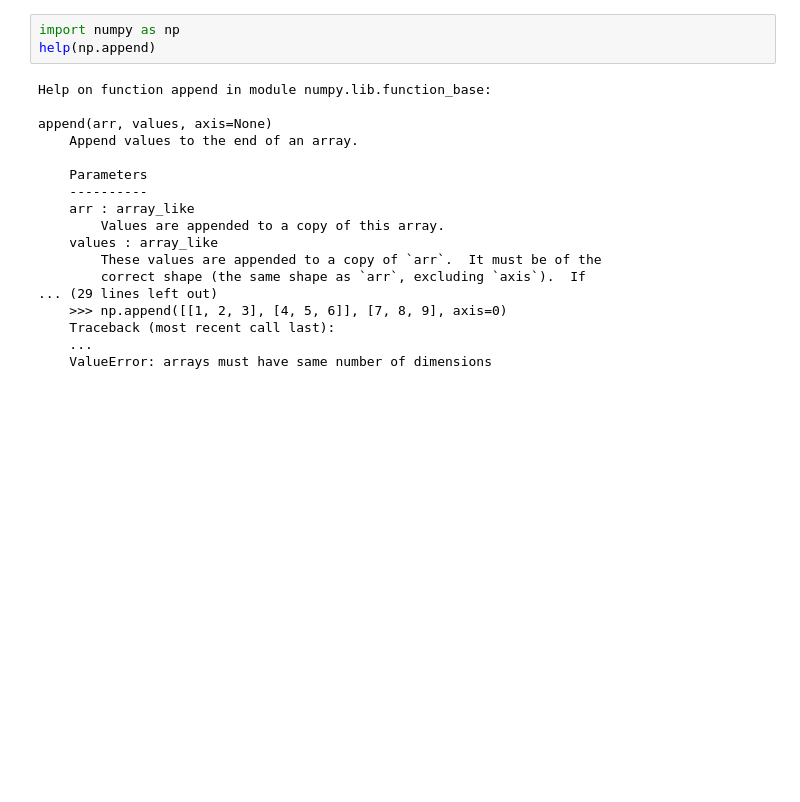
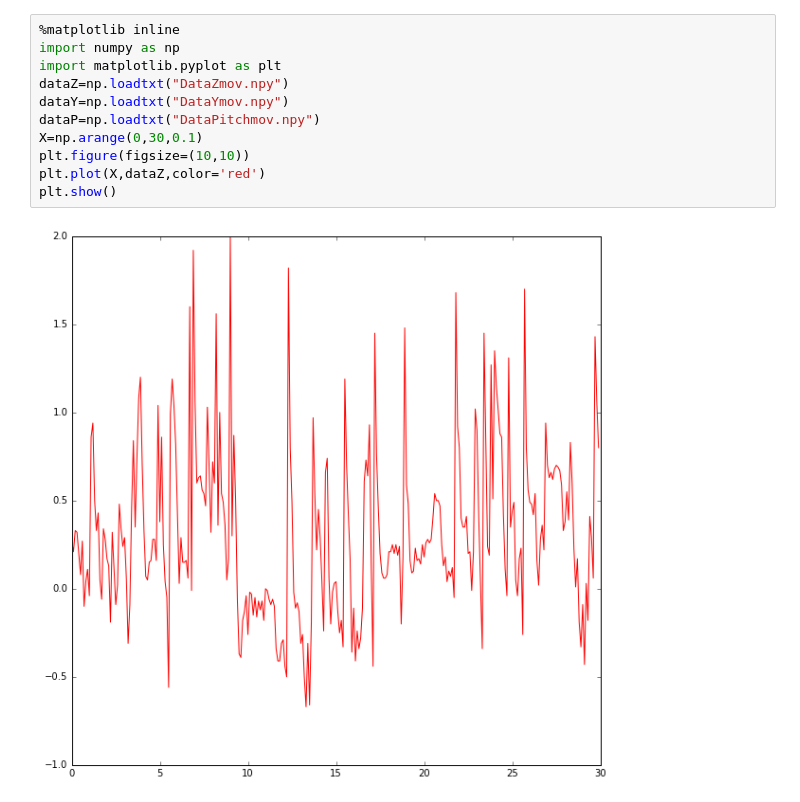
Before and after one commit to GiorgioBondi/ColpodiSonno, a Jupyter notebook: ColpodiSonno.ipynb, the cells around one changed output. Drawn from its saved outputs; the diff is of its cells as text; blank space fills up the shorter version.

Commit message:
Working code and data acquisition

```diff
--- a/ColpodiSonno.ipynb
+++ b/ColpodiSonno.ipynb
@@ -47,21 +53,13 @@ np.save("DataZ.npy", accZ)
-# %%
-import numpy as np
-help(np.append)
-# %% [output]
-Help on function append in module numpy.lib.function_base:
-
-append(arr, values, axis=None)
-    Append values to the end of an array.
-
-    Parameters
-    ----------
-    arr : array_like
-        Values are appended to a copy of this array.
-    values : array_like
-        These values are appended to a copy of `arr`.  It must be of the
-        correct shape (the same shape as `arr`, excluding `axis`).  If
-... (29 lines left out)
-    >>> np.append([[1, 2, 3], [4, 5, 6]], [7, 8, 9], axis=0)
-    Traceback (most recent call last):
-    ...
-    ValueError: arrays must have same number of dimensions
+# %%
+%matplotlib inline
+import numpy as np
+import matplotlib.pyplot as plt
+dataZ=np.loadtxt("DataZmov.npy")
+dataY=np.loadtxt("DataYmov.npy")
+dataP=np.loadtxt("DataPitchmov.npy")
+X=np.arange(0,30,0.1)
+plt.figure(figsize=(10,10))
+plt.plot(X,dataZ,color='red')
+plt.show()
+# %% [output]
+[figure, added]
```
Also changed, not shown: parts of 3 cells of this notebook, 11 other files.
